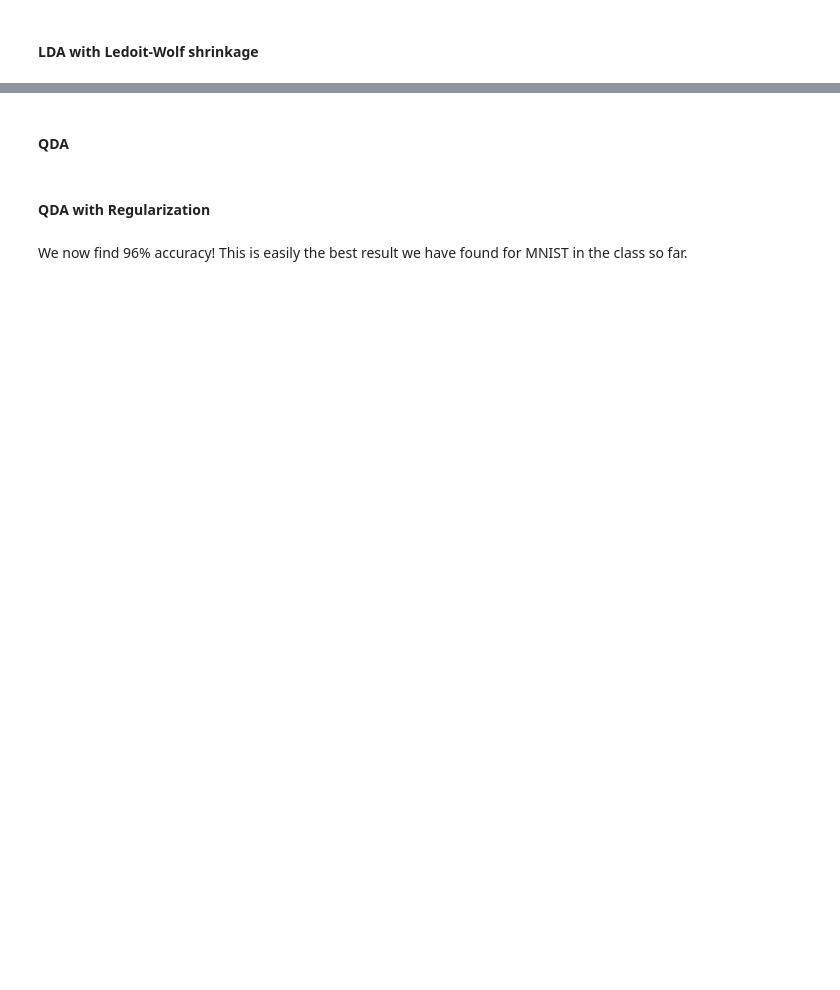
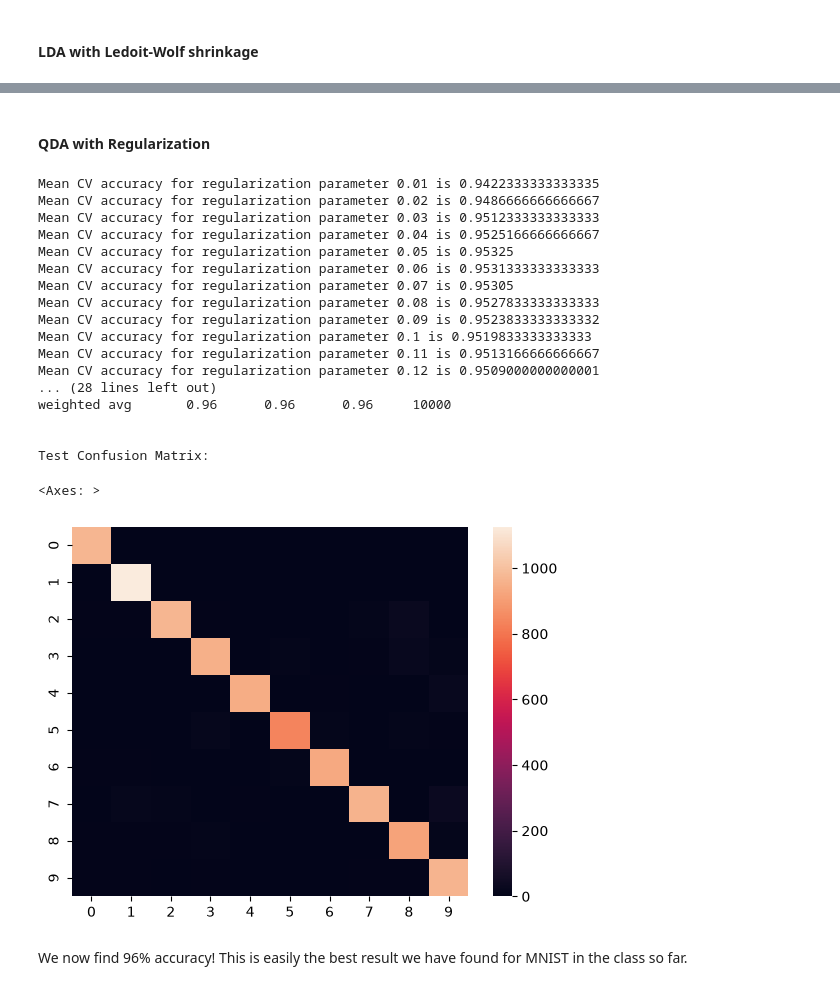
Before and after one commit to rtwhite1546/Fall-2026-Intro-to-Machine-Learning, a Jupyter notebook: Week-05-Logistic-Regression-LDA-QDA/Week-05.ipynb, the cells around one changed output, grey strips where cells are left out. Cells and saved outputs as stored; diff of their text form; code cells hidden in the pictures; blank space fills up the shorter version.

```diff
--- a/Week-05-Logistic-Regression-LDA-QDA/Week-05.ipynb
+++ b/Week-05-Logistic-Regression-LDA-QDA/Week-05.ipynb
@@ -777,46 +940,6 @@ sn.heatmap(confusion_matrix(testY, predictedY))
-# %% [markdown]
-#### QDA
-# %%
-(trainX, trainY), (testX, testY) = mnist.load_data()
-
-# preprocess the data
-trainX = trainX.reshape(trainX.shape[0], trainX.shape[1] * trainX.shape[2])
-trainX = trainX.astype('float')/255.0
-
-testX = testX.reshape(testX.shape[0], testX.shape[1] * testX.shape[2])
-testX = testX.astype('float')/255.0
-
-# build the classifier
-model = QuadraticDiscriminantAnalysis()
-
-# fit the classifier to the training data
-model.fit(trainX, trainY)
-
-# predict the labels of the training set
-predictedY = model.predict(trainX)
-
-# print quality metrics
-print('\nTraining Classification Report:\n\n', classification_report(trainY, predictedY))
-
-# predict the labels of the test set
-predictedY = model.predict(testX)
-
-# print quality metrics
-print('\nTesting Classification Report:\n\n', classification_report(testY, predictedY))
-
-print('\nTesting Confusion Matrix:\n')
-
-sn.heatmap(confusion_matrix(testY, predictedY))
 # %% [markdown]
 #### QDA with Regularization
 # %%
-# collinearity warnings keep popping up, so we suppress them
-import warnings
-warnings.filterwarnings('ignore')
-
-# that is a BAD idea in general, I suppressed ALL warnings, so
-# only do this if you are very brave!
-
 # import MNIST data
 (trainX, trainY), (testX, testY) = mnist.load_data()
 
@@ -831,41 +954,61 @@ testX = testX.astype('float')/255.0
 # initialize accuracy and hyperparameter list
 bestAccuracy = [0, 0]
 
-# test regularization hyperparameters 0.00, 0.01, ..., 0.19
+# test regularization hyperparameters 0.01, ..., 0.20
 for i in range(20):
-    rp = i/100
+    rp = (i+1)/100
 
     # build the QDA classifier
     model = QuadraticDiscriminantAnalysis(reg_param = rp)
 
     # fit the QDA classifier to the training data
     model.fit(trainX, trainY)
 
     # find the mean cross-validation accuracy
     mean_cv_scores = np.mean(cross_val_score(model, trainX, trainY, cv = 5))
 
     # print quality metrics
     print('Mean CV accuracy for regularization parameter', rp, 'is', mean_cv_scores)
 
     # save the hyperparameter reg_param if better than found before
     if mean_cv_scores > bestAccuracy[0]:
         bestAccuracy = [mean_cv_scores, rp]
 
 print('\nThe best dev accuracy', bestAccuracy[0], 'occured with', bestAccuracy[1], 'regularization parameter')
 
 # build the QDA classifier
 model = QuadraticDiscriminantAnalysis(reg_param = bestAccuracy[1])
 
 # fit the QDA classifier to the training data
 model.fit(trainX, trainY)
 
 # predict the labels of the test set
 predictedY = model.predict(testX)
 
 # print quality metrics
 print('\nTest Classification Report for', bestAccuracy[1], 'reg_param:\n\n', classification_report(testY, predictedY))
 
 print('\nTest Confusion Matrix:\n')
 sn.heatmap(confusion_matrix(testY, predictedY))
+# %% [output]
+Mean CV accuracy for regularization parameter 0.01 is 0.9422333333333335
+Mean CV accuracy for regularization parameter 0.02 is 0.9486666666666667
+Mean CV accuracy for regularization parameter 0.03 is 0.9512333333333333
+Mean CV accuracy for regularization parameter 0.04 is 0.9525166666666667
+Mean CV accuracy for regularization parameter 0.05 is 0.95325
+Mean CV accuracy for regularization parameter 0.06 is 0.9531333333333333
+Mean CV accuracy for regularization parameter 0.07 is 0.95305
+Mean CV accuracy for regularization parameter 0.08 is 0.9527833333333333
+Mean CV accuracy for regularization parameter 0.09 is 0.9523833333333332
+Mean CV accuracy for regularization parameter 0.1 is 0.9519833333333333
+Mean CV accuracy for regularization parameter 0.11 is 0.9513166666666667
+Mean CV accuracy for regularization parameter 0.12 is 0.9509000000000001
+... (28 lines left out)
+weighted avg       0.96      0.96      0.96     10000
+
+
+Test Confusion Matrix:
+<Axes: >
+[figure, added]
 # %% [markdown]
 We now find 96% accuracy! This is easily the best result we have found for MNIST in the class so far.
```
Also changed, not shown: parts of 16 cells of this notebook, 10 other files.
